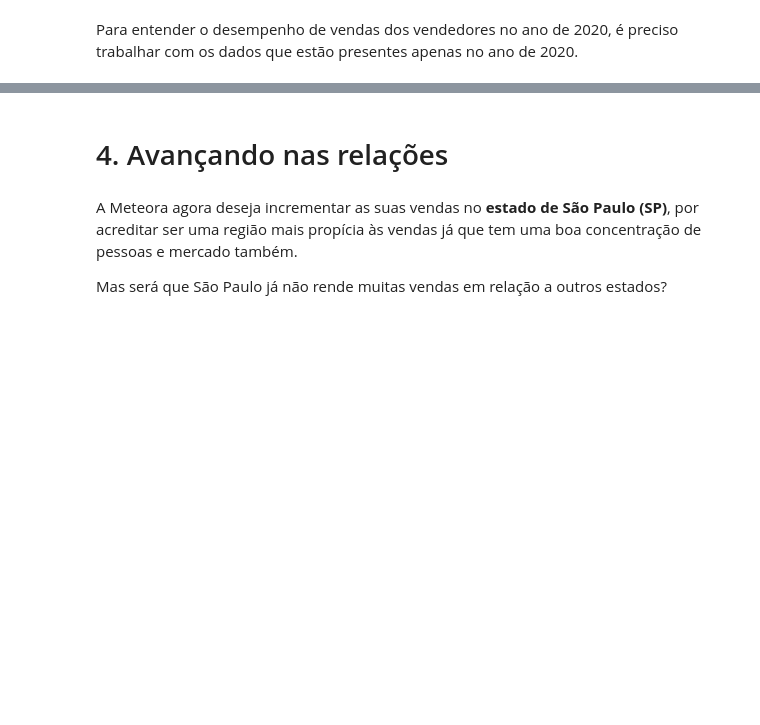
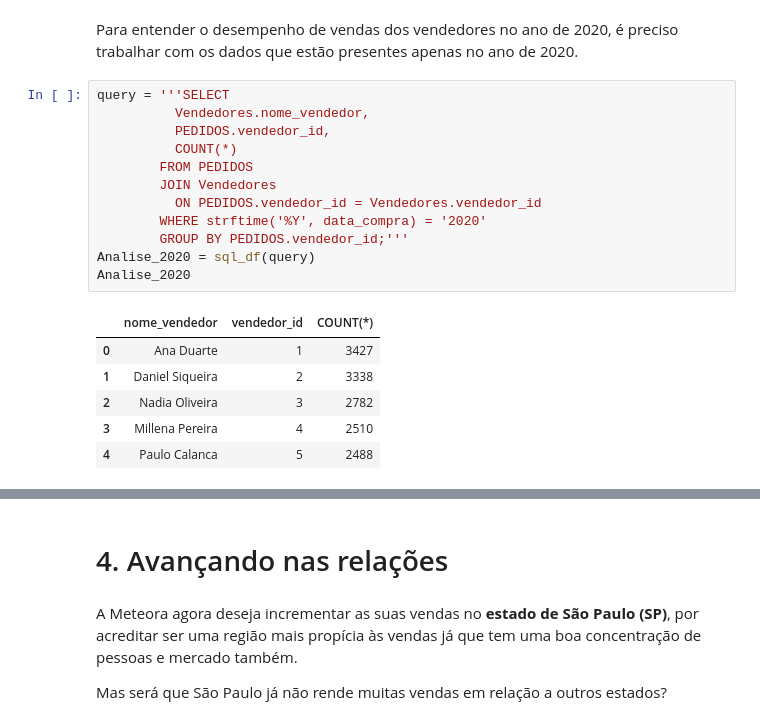
Before and after one commit to MaxRSilva/Python-An-lise_de_dados_com_SQL, a Jupyter notebook: Notebook_Meteora.ipynb, the cells around one changed output, grey strips where cells are left out. Saved outputs shown, nothing was run; the diff lists cells and outputs as text; blank space fills up the shorter version.

```diff
--- a/Notebook_Meteora.ipynb
+++ b/Notebook_Meteora.ipynb
@@ -155,2 +177,21 @@ Vamos iniciar uma análise de desempenho do **time de vendedores** da Meteora. A
 # %% [markdown]
 Para entender o desempenho de vendas dos vendedores no ano de 2020, é preciso trabalhar com os dados que estão presentes apenas no ano de 2020.
+# %%
+query = '''SELECT
+          Vendedores.nome_vendedor,
+          PEDIDOS.vendedor_id,
+          COUNT(*)
+        FROM PEDIDOS
+        JOIN Vendedores
+          ON PEDIDOS.vendedor_id = Vendedores.vendedor_id
+        WHERE strftime('%Y', data_compra) = '2020'
+        GROUP BY PEDIDOS.vendedor_id;'''
+Analise_2020 = sql_df(query)
+Analise_2020
+# %% [output]
+|  | nome_vendedor | vendedor_id | COUNT(*) |
+| 0 | Ana Duarte | 1 | 3427 |
+| 1 | Daniel Siqueira | 2 | 3338 |
+| 2 | Nadia Oliveira | 3 | 2782 |
+| 3 | Millena Pereira | 4 | 2510 |
+| 4 | Paulo Calanca | 5 | 2488 |
```
Also changed, not shown: parts of 3 cells of this notebook.
